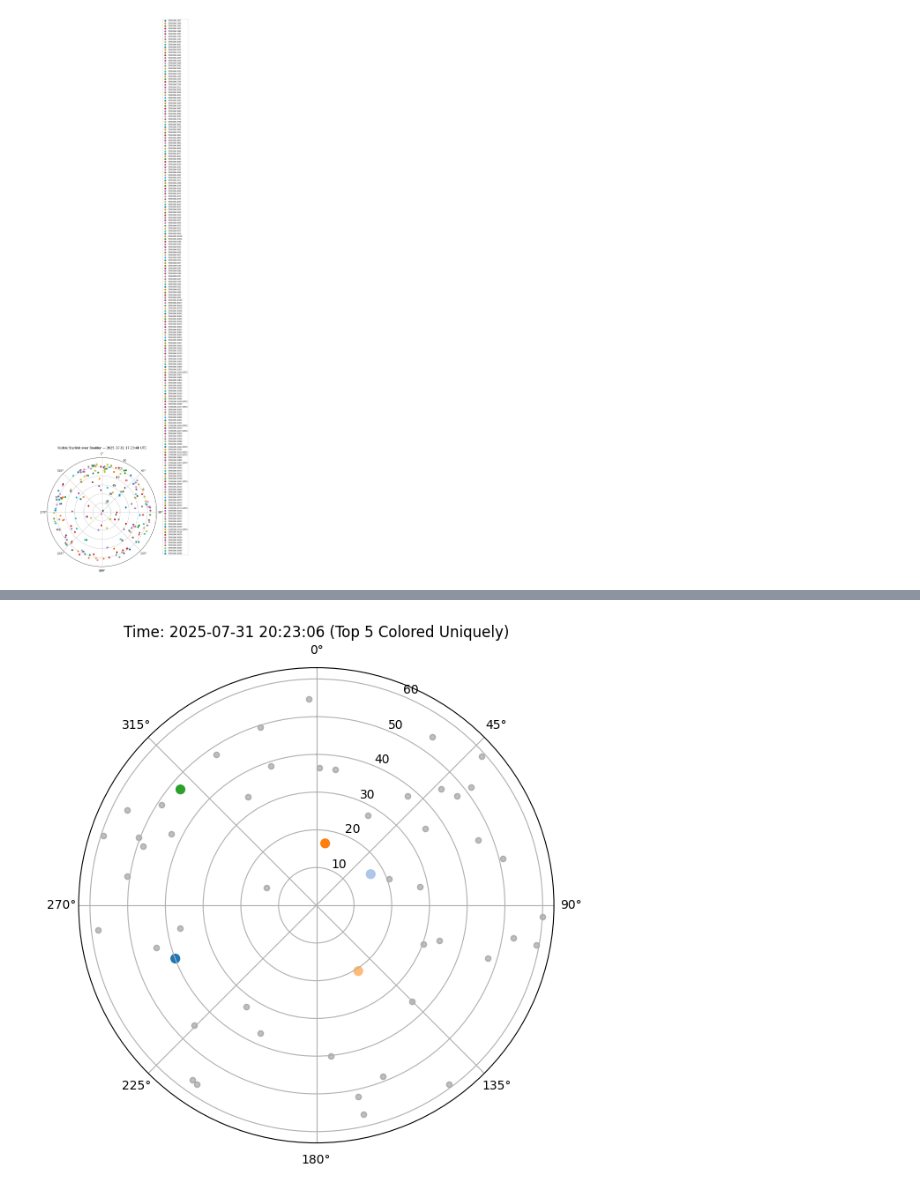
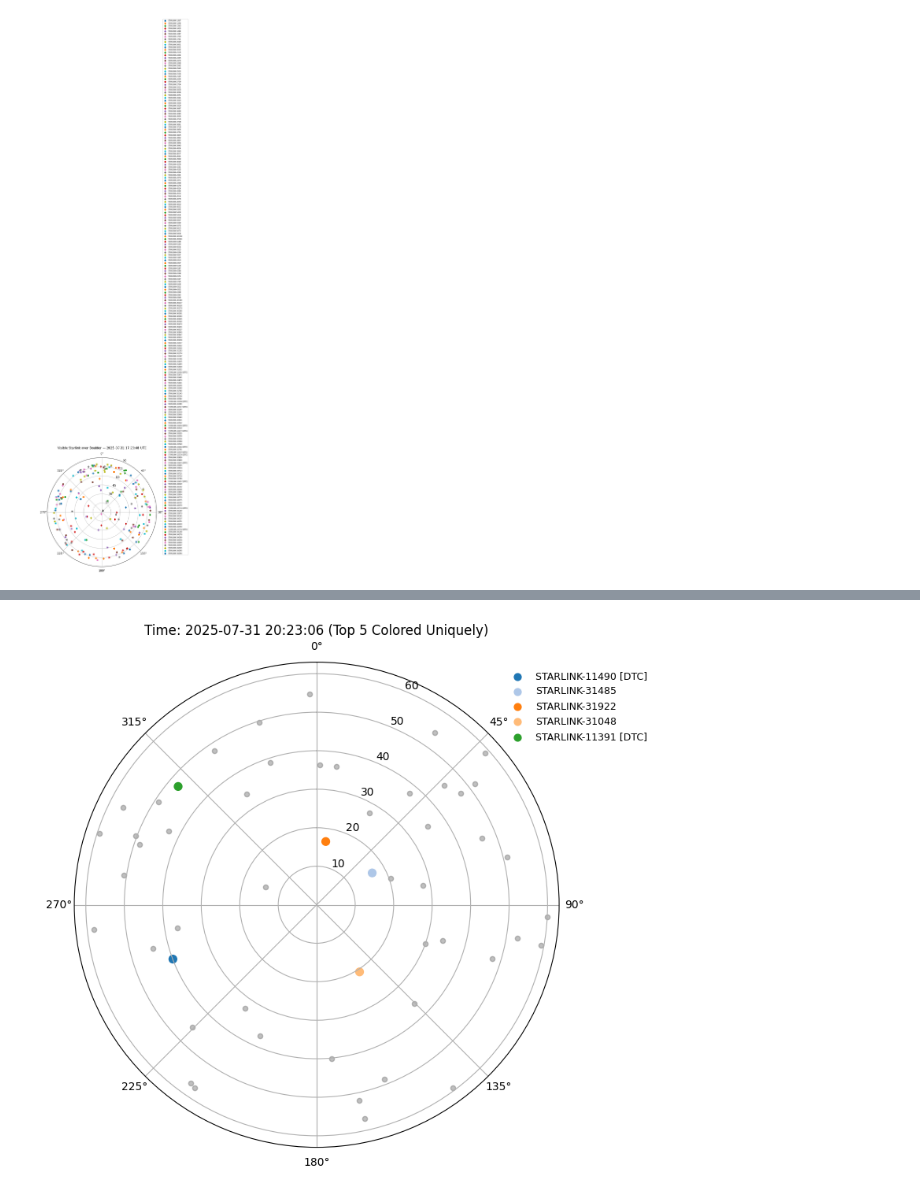
Before and after one commit to SJ00425/NTN-Anti-Jamming, a Jupyter notebook: starlink_tracker.ipynb, the cells around one changed output, grey strips where cells are left out. Cells and saved outputs as stored; diff of their text form; code cells hidden in the pictures.

Commit message:
add legend to gif

```diff
--- a/starlink_tracker.ipynb
+++ b/starlink_tracker.ipynb
@@ -374,6 +374,7 @@ df = pd.read_csv("starlink_visibility_15min_5s_interval.csv")
 grouped = df.groupby("Time")
 time_points = list(grouped.groups.keys())
 
+
 # Color generator from tab20 (20 unique colors, looped if exhausted)
 colormap = cm.get_cmap("tab20")
 color_palette = itertools.cycle([colormap(i) for i in range(20)])
@@ -381,45 +382,64 @@ color_palette = itertools.cycle([colormap(i) for i in range(20)])
 global_color_map = {}  # name → color
 
 # Setup figure
-fig, ax = plt.subplots(subplot_kw={'projection': 'polar'}, figsize=(7, 7))
+fig, ax = plt.subplots(subplot_kw={'projection': 'polar'}, figsize=(8, 8))
 ax.set_theta_zero_location("N")
 ax.set_theta_direction(-1)
-ax.set_rlim(0, 90-ELEV_MIN_DEG+3)
+ax.set_rlim(0, 90 - ELEV_MIN_DEG + 3)
 
 scat_top5 = ax.scatter([], [], s=50)
 scat_others = ax.scatter([], [], s=20, c='gray', alpha=0.5)
 title_text = ax.set_title("", fontsize=12)
+
+# Initialize legend handles
+legend_handles = []
+
 def update(frame):
+    global legend_handles
     time = time_points[frame]
     data = grouped.get_group(time).sort_values(by="Slant km")
 
     top5 = data.head(5)
     others = data.iloc[5:]
 
     # Assign new color if satellite never seen before
     for name in top5["Name"]:
         if name not in global_color_map:
             global_color_map[name] = next(color_palette)
 
     # Extract coordinates
     theta_top5 = np.radians(top5["Azimuth (°)"])
     radius_top5 = 90 - top5["Elevation (°)"]
     colors_top5 = [global_color_map[name] for name in top5["Name"]]
 
     theta_others = np.radians(others["Azimuth (°)"])
     radius_others = 90 - others["Elevation (°)"]
 
     # Update scatter plot
     scat_top5.set_offsets(np.c_[theta_top5, radius_top5])
     scat_top5.set_color(colors_top5)
 
     scat_others.set_offsets(np.c_[theta_others, radius_others])
     title_text.set_text(f"Time: {time} (Top 5 Colored Uniquely)")
 
-    return scat_top5, scat_others, title_text
+    # Update legend
+    for h in legend_handles:
+        h.remove()
+    legend_handles = []
+
+    for name in top5["Name"]:
+        color = global_color_map[name]
+        h = ax.scatter([], [], c=[color], label=name, s=40)
+        legend_handles.append(h)
+
+    ax.legend(loc='upper right', bbox_to_anchor=(1.2, 1.0), fontsize=9, frameon=False)
+
+    return scat_top5, scat_others, title_text, *legend_handles
+
 ani = FuncAnimation(fig, update, frames=len(time_points), interval=200, blit=False)
 ani.save("starlink_unique_color.gif", dpi=120, writer="pillow")
+
 # Or save as mp4
 # ani.save("starlink_unique_color.mp4", dpi=120, writer="ffmpeg")
 # %% [output]
-[figure, old version]
+[figure, new version]
```
